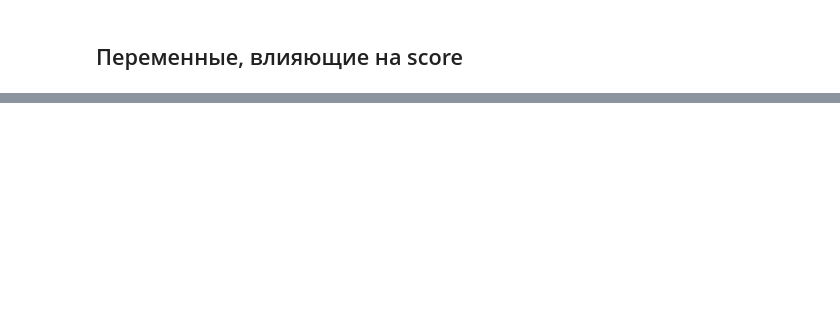
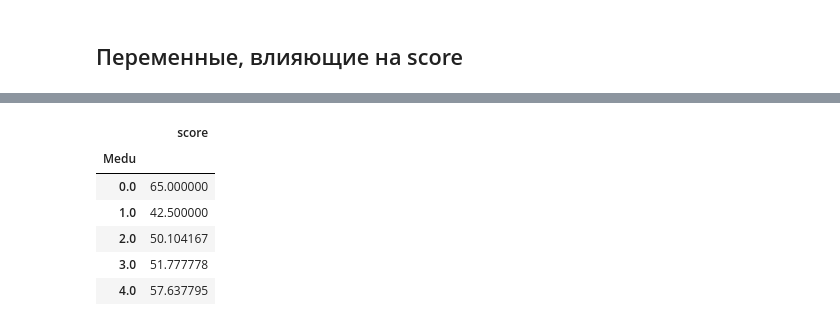
Before and after one commit to artkel/module_2, a Jupyter notebook: EDA_UNICEF.ipynb, the cells around one changed output, grey strips where cells are left out. Saved outputs shown, nothing was run; the diff lists cells and outputs as text; code cells hidden in the pictures; blank space fills up the shorter version.

```diff
--- a/EDA_UNICEF.ipynb
+++ b/EDA_UNICEF.ipynb
@@ -1032,0 +1038,10 @@ sns.boxplot(x="Fjob", y="score", data = df)
+# %%
+pd.pivot_table(df, index="Medu", values="score", aggfunc="mean")
+# %% [output]
+|  | score |
+| Medu |  |
+| 0.0 | 65.000000 |
+| 1.0 | 42.500000 |
+| 2.0 | 50.104167 |
+| 3.0 | 51.777778 |
+| 4.0 | 57.637795 |
```
Also changed, not shown: parts of 54 cells of this notebook.
